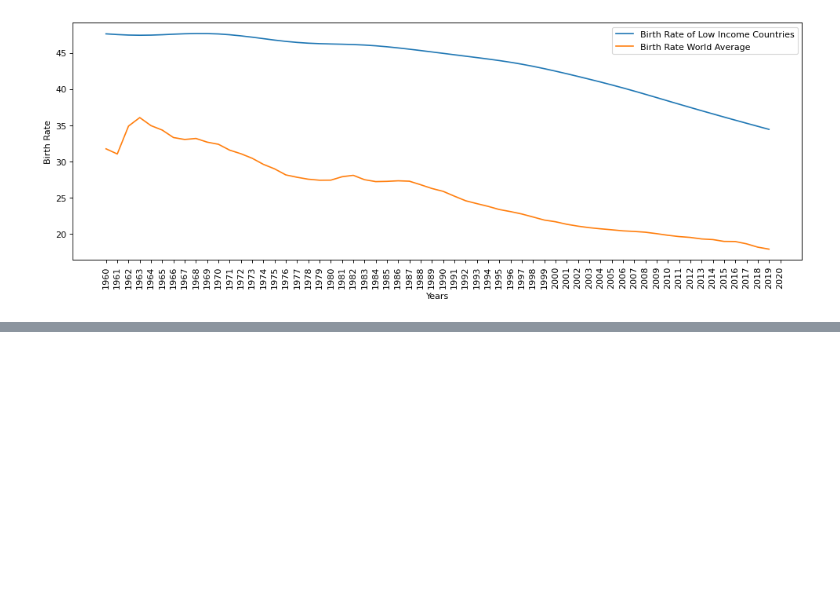
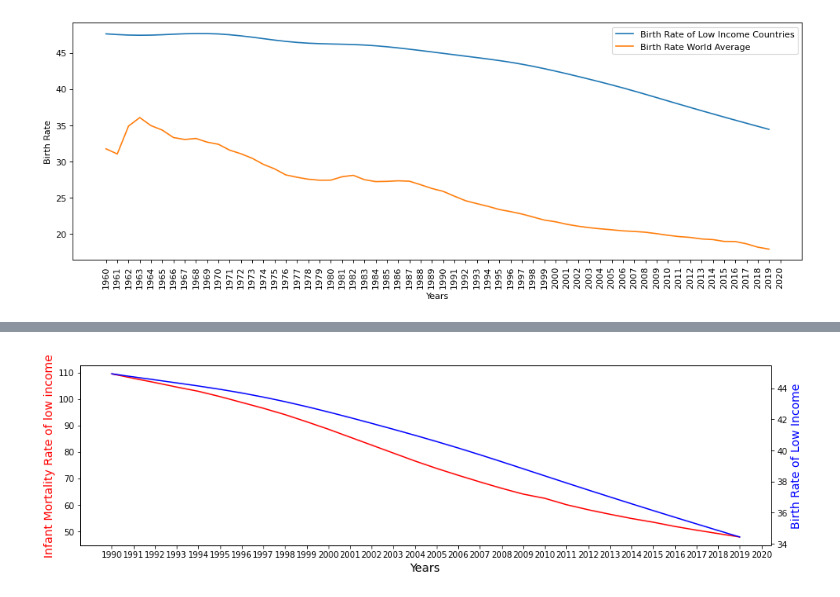
Before and after one commit to tjeon015/2021Fall_finals, a Jupyter notebook: Fertility_Rate_Analysis (Anish).ipynb, the cells around one changed output, grey strips where cells are left out. Cells and saved outputs as stored; diff of their text form; code cells hidden in the pictures; blank space fills up the shorter version.

```diff
--- a/Fertility_Rate_Analysis (Anish).ipynb
+++ b/Fertility_Rate_Analysis (Anish).ipynb
@@ -172,0 +179,22 @@ plt.show()
+# %%
+# figure(figsize=(15, 4), dpi=80)
+# create figure and axis objects with subplots()
+fig,ax = plt.subplots(figsize=(15, 4))
+# make a plot
+ax.plot(im_flip.loc['1990':'2020',['Low income']],label = 'Infant Mortality Rate of Low Income Countries', color = 'red')
+# set x-axis label
+ax.set_xlabel("Years",fontsize=14)
+# set y-axis label
+ax.set_ylabel("Infant Mortality Rate of low income",color="red",fontsize=14)
+
+
+# twin object for two different y-axis on the sample plot
+ax2=ax.twinx()
+# make a plot with different y-axis using second axis object
+ax2.plot(br_flip.loc['1990':'2020',['Low income']],label = 'Birth Rate of Low Income Countries',color = 'blue')
+ax2.set_ylabel("Birth Rate of Low Income",color="blue",fontsize=14)
+plt.show()
+
+#reference: https://cmdlinetips.com/2019/10/how-to-make-a-plot-with-two-different-y-axis-in-python-with-matplotlib/
+# %% [output]
+[figure, added]
```
Also changed, not shown: parts of 3 cells of this notebook.
